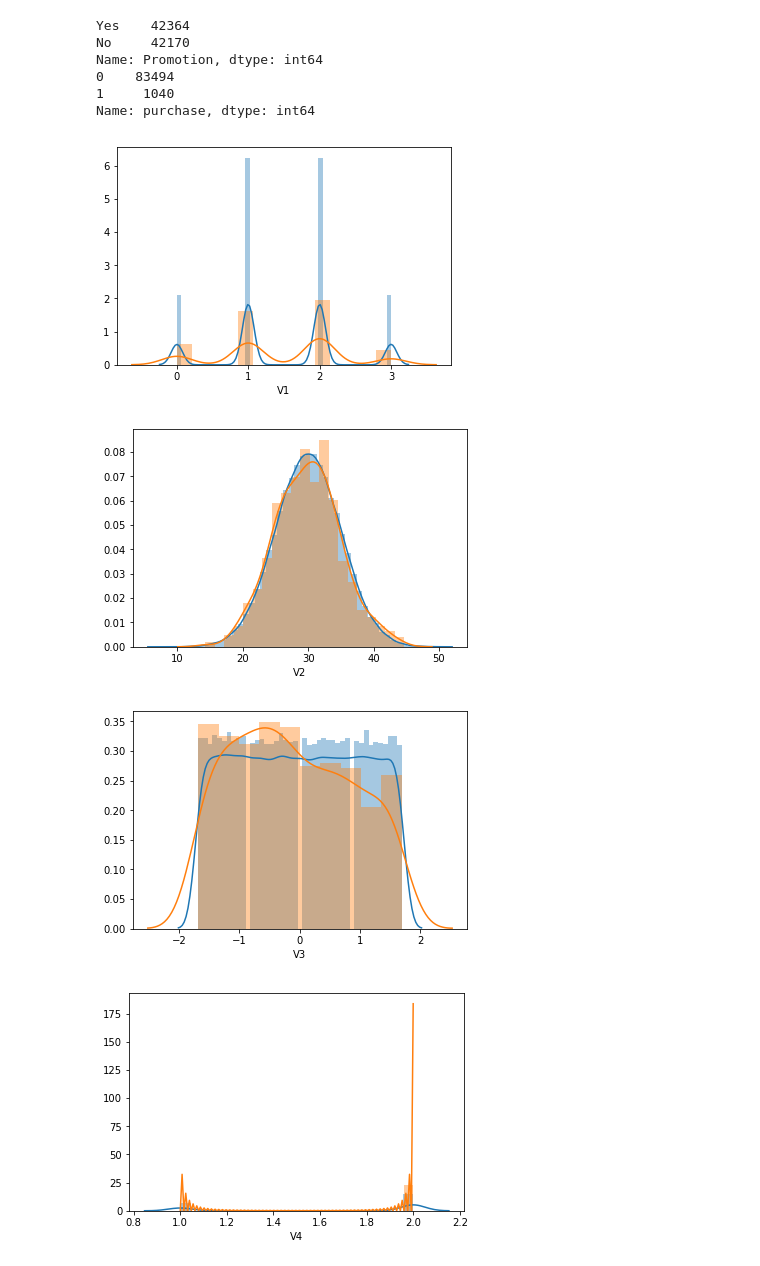
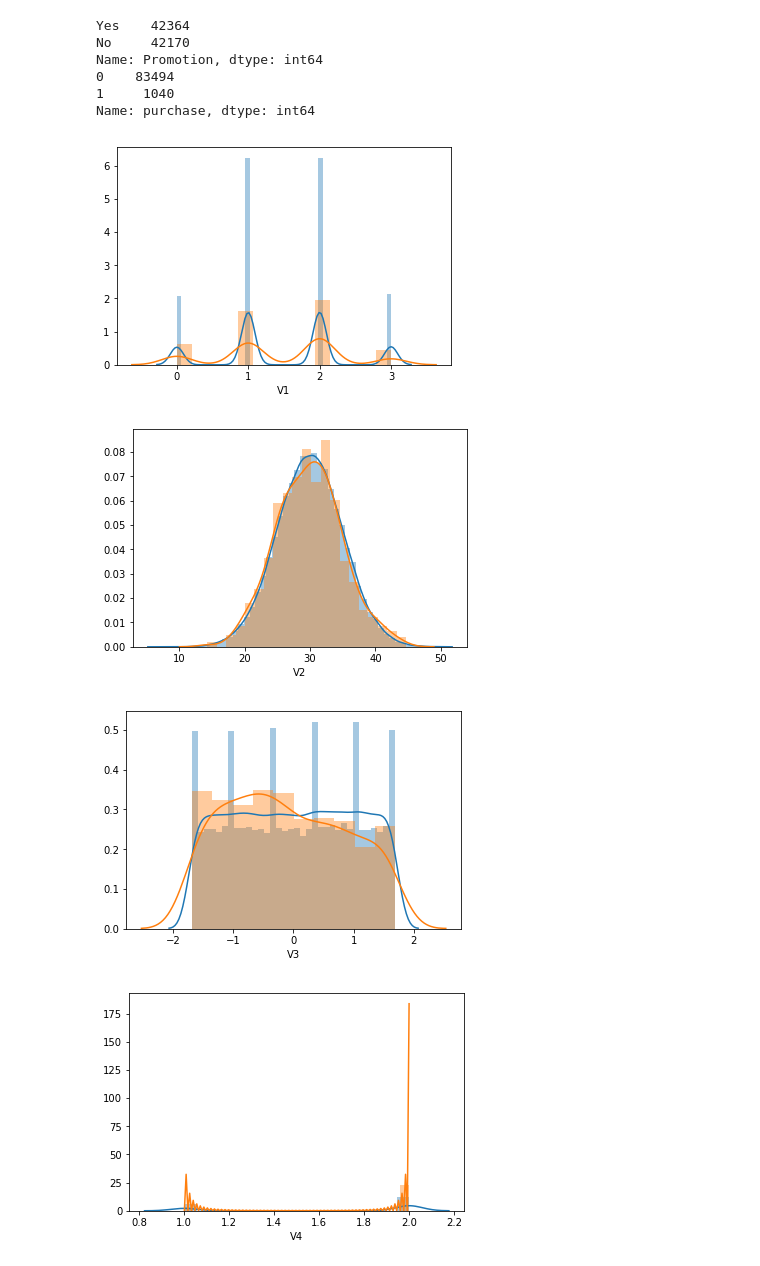
Before and after one commit to misrakberhe/starbuckspromotion, a Jupyter notebook: Starbucks.ipynb, the cells around one changed output. Drawn from its saved outputs; the diff is of its cells as text; code cells hidden in the pictures.

```diff
--- a/Starbucks.ipynb
+++ b/Starbucks.ipynb
@@ -174,15 +174,16 @@ Name: purchase, dtype: int64
 # %%
 promoted = train_data[train_data['Promotion'] == 'Yes']
 promoted_purchased = promoted[promoted['purchase'] == 1]
+promoted_not_purchased = promoted[promoted['purchase'] == 0]
 # %%
 traits = train_data.columns[3:]
 
 for i in traits:
-    sb.distplot(train_data[i], hist=True, kde=True)
+    sb.distplot(promoted_not_purchased[i], hist=True, kde=True)
     sb.distplot(promoted_purchased[i], hist=True, kde=True)
     plt.show()
 # %% [output]
-[figure, old version]
+[figure, new version]
-[figure, old version]
+[figure, new version]
-[figure, old version]
+[figure, new version]
-[figure, old version]
+[figure, new version]
```
Also changed, not shown: parts of 5 cells of this notebook.
